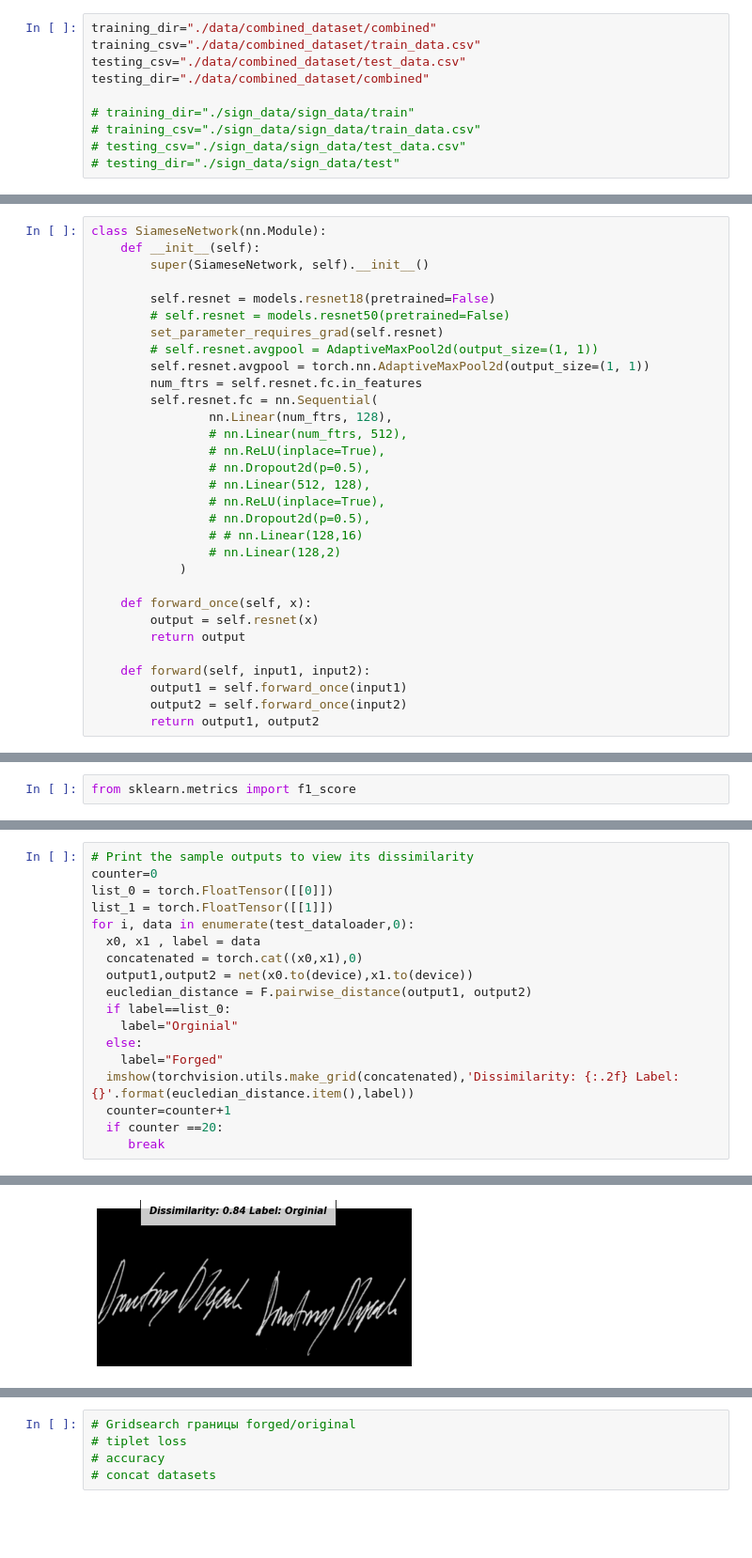
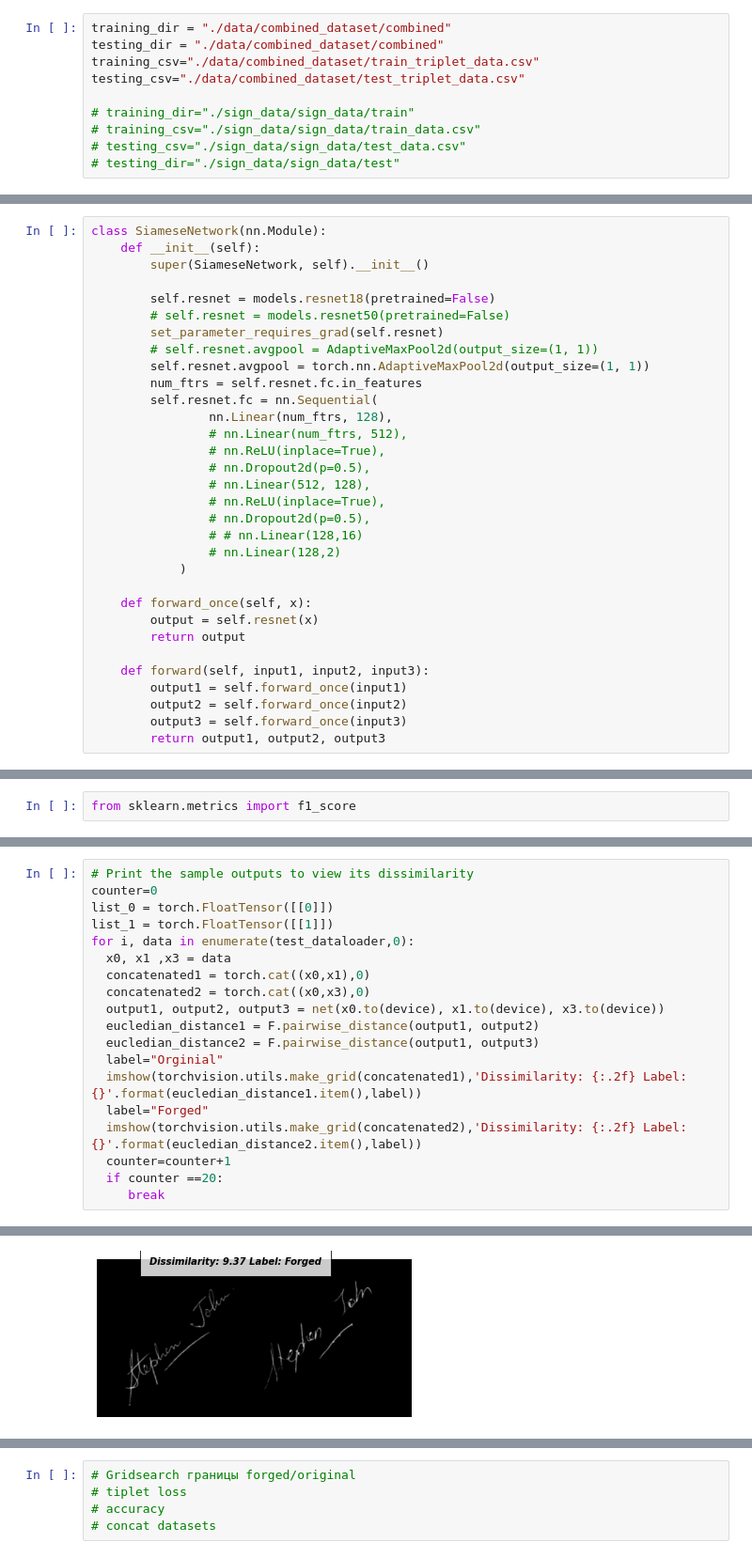
Before and after one commit to care1e55/signature_similarity, a Jupyter notebook: signature_similarity.ipynb, the cells around one changed output, grey strips where cells are left out. Shown at 94% size. Drawn from its saved outputs; the diff is of its cells as text; blank space fills up the shorter version.

```diff
--- a/signature_similarity.ipynb
+++ b/signature_similarity.ipynb
@@ -60,8 +60,8 @@ class Config():
 # %%
-training_dir="./data/combined_dataset/combined"
-training_csv="./data/combined_dataset/train_data.csv"
-testing_csv="./data/combined_dataset/test_data.csv"
-testing_dir="./data/combined_dataset/combined"
+training_dir = "./data/combined_dataset/combined"
+testing_dir = "./data/combined_dataset/combined"
+training_csv="./data/combined_dataset/train_triplet_data.csv"
+testing_csv="./data/combined_dataset/test_triplet_data.csv"
 
 # training_dir="./sign_data/sign_data/train"
 # training_csv="./sign_data/sign_data/train_data.csv"
@@ -189,10 +212,11 @@ class SiameseNetwork(nn.Module):
         output = self.resnet(x)
         return output
 
-    def forward(self, input1, input2):
+    def forward(self, input1, input2, input3):
         output1 = self.forward_once(input1)
         output2 = self.forward_once(input2)
-        return output1, output2
+        output3 = self.forward_once(input3)
+        return output1, output2, output3
 # %%
 def set_parameter_requires_grad(model):
     for param in model.parameters():
@@ -463,15 +471,16 @@ counter=0
 list_0 = torch.FloatTensor([[0]])
 list_1 = torch.FloatTensor([[1]])
 for i, data in enumerate(test_dataloader,0):
-  x0, x1 , label = data
-  concatenated = torch.cat((x0,x1),0)
-  output1,output2 = net(x0.to(device),x1.to(device))
-  eucledian_distance = F.pairwise_distance(output1, output2)
-  if label==list_0:
-    label="Orginial"
-  else:
-    label="Forged"
-  imshow(torchvision.utils.make_grid(concatenated),'Dissimilarity: {:.2f} Label: {}'.format(eucledian_distance.item(),label))
+  x0, x1 ,x3 = data
+  concatenated1 = torch.cat((x0,x1),0)
+  concatenated2 = torch.cat((x0,x3),0)
+  output1, output2, output3 = net(x0.to(device), x1.to(device), x3.to(device))
+  eucledian_distance1 = F.pairwise_distance(output1, output2)
+  eucledian_distance2 = F.pairwise_distance(output1, output3)
+  label="Orginial"
+  imshow(torchvision.utils.make_grid(concatenated1),'Dissimilarity: {:.2f} Label: {}'.format(eucledian_distance1.item(),label))
+  label="Forged"
+  imshow(torchvision.utils.make_grid(concatenated2),'Dissimilarity: {:.2f} Label: {}'.format(eucledian_distance2.item(),label))
   counter=counter+1
   if counter ==20:
      break
@@ -484 +493 @@ for i, data in enumerate(test_dataloader,0):
-[figure, old version]
+[figure, new version]
```
Also changed, not shown: parts of 15 cells of this notebook, 1 other file.
